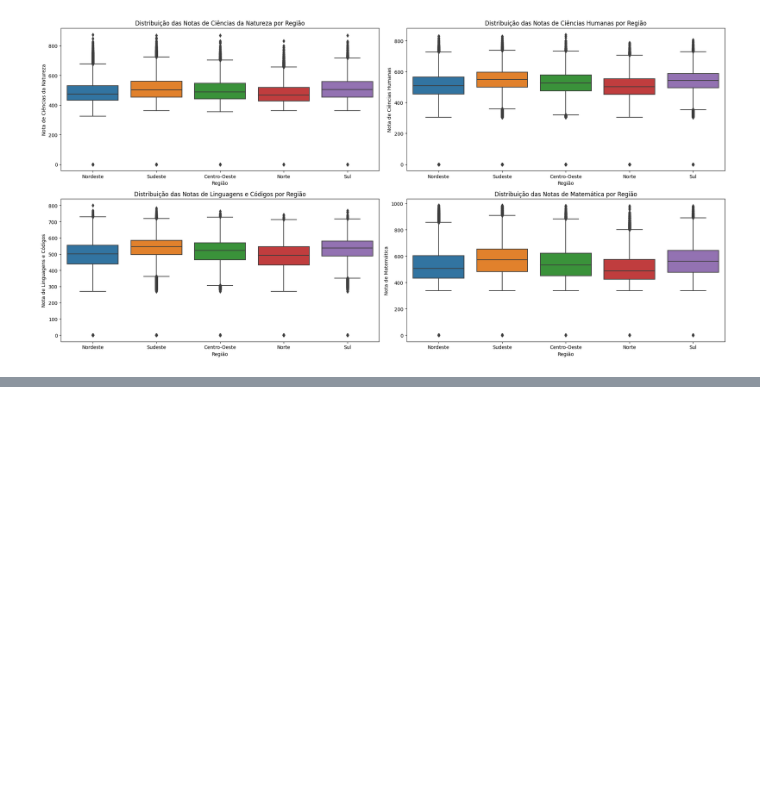
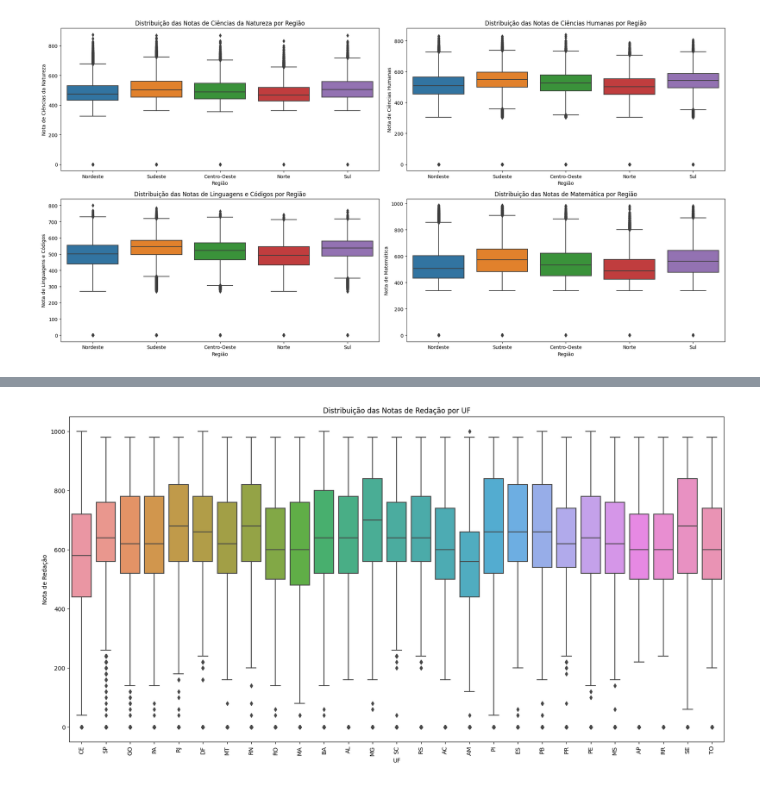
Before and after one commit to giolangella/Analise-de-Microdados-ENEM-2022, a Jupyter notebook: main.ipynb, the cells around one changed output, grey strips where cells are left out. Cells and saved outputs as stored; diff of their text form; code cells hidden in the pictures; blank space fills up the shorter version.

```diff
--- a/main.ipynb
+++ b/main.ipynb
@@ -281,0 +319,4 @@ plt.show()
+# %%
+df_redacao_uf = df[['SG_UF_ESC', 'NU_NOTA_REDACAO']].dropna()
+contagem_redacao_uf = df_redacao_uf['SG_UF_ESC'].value_counts()
+print(contagem_redacao_uf)
@@ -281,0 +341,10 @@ plt.show()
+# %%
+plt.figure(figsize=(20, 10))
+sns.boxplot(data=df_redacao_uf, x='SG_UF_ESC', y='NU_NOTA_REDACAO')
+plt.xlabel('UF')
+plt.ylabel('Nota de Redação')
+plt.title('Distribuição das Notas de Redação por UF')
+plt.xticks(rotation=90)
+plt.show()
+# %% [output]
+[figure, added]
```
Also changed, not shown: parts of 9 cells of this notebook.
